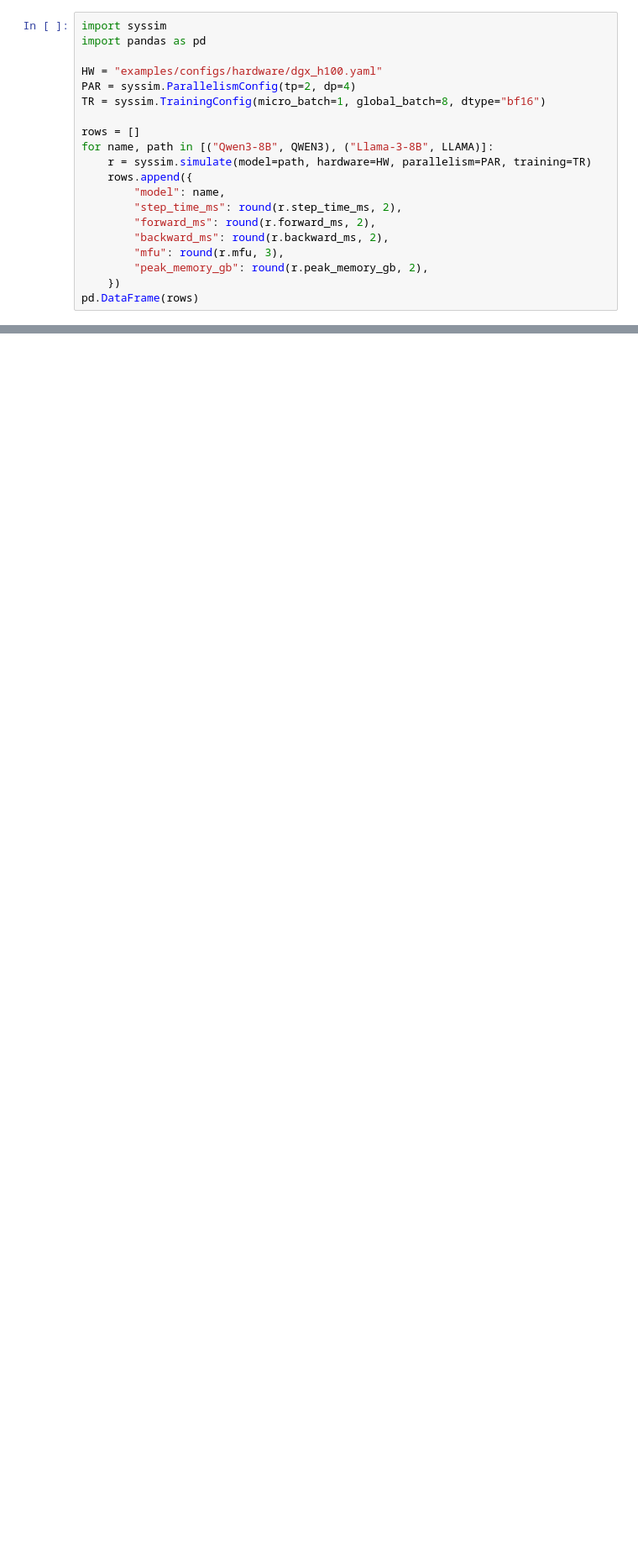
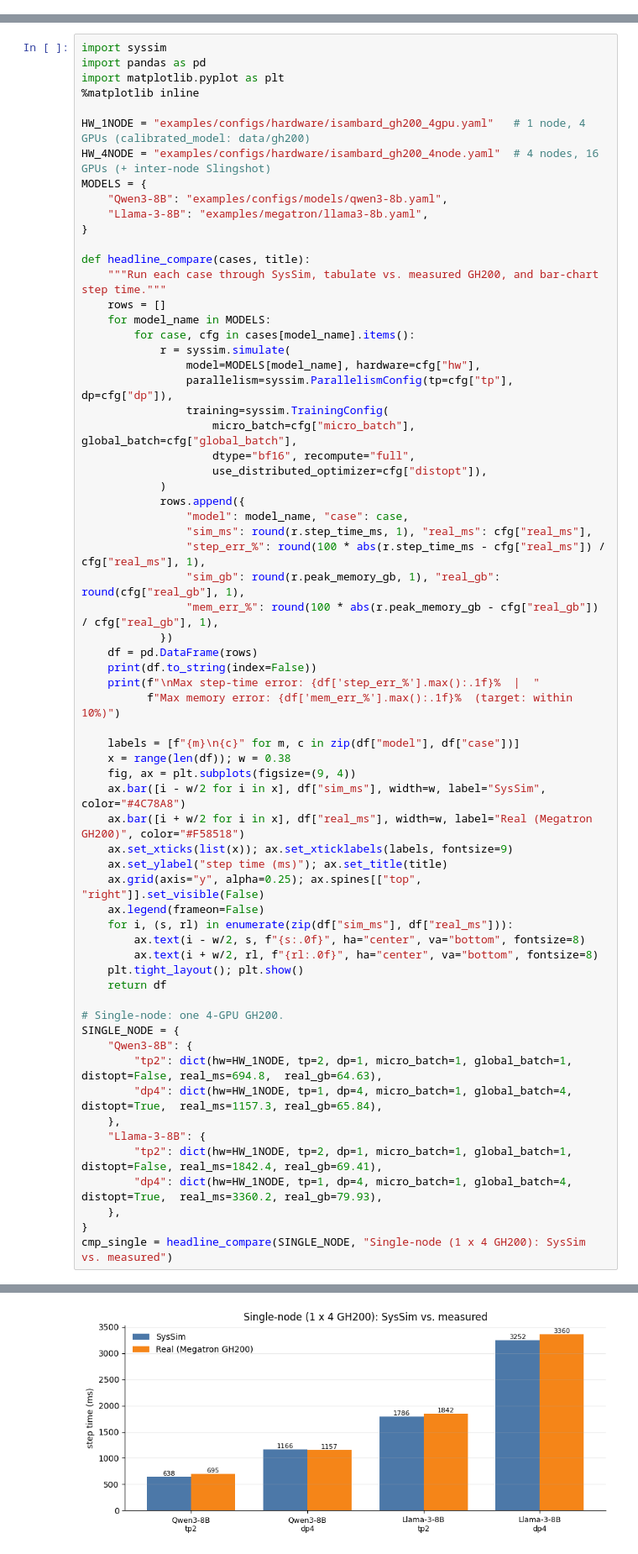
Before and after one commit to AISysSim/SysSim, a Jupyter notebook: demo/aria_tutorial.ipynb, the cells around one changed output, grey strips where cells are left out. Shown at 84% size. Drawn from its saved outputs; the diff is of its cells as text; blank space fills up the shorter version.

```diff
--- a/demo/aria_tutorial.ipynb
+++ b/demo/aria_tutorial.ipynb
@@ -79,20 +99,0 @@ for path in (QWEN3, LLAMA):
-# %%
-import syssim
-import pandas as pd
-
-HW = "examples/configs/hardware/dgx_h100.yaml"
-PAR = syssim.ParallelismConfig(tp=2, dp=4)
-TR = syssim.TrainingConfig(micro_batch=1, global_batch=8, dtype="bf16")
-
-rows = []
-for name, path in [("Qwen3-8B", QWEN3), ("Llama-3-8B", LLAMA)]:
-    r = syssim.simulate(model=path, hardware=HW, parallelism=PAR, training=TR)
-    rows.append({
-        "model": name,
-        "step_time_ms": round(r.step_time_ms, 2),
-        "forward_ms": round(r.forward_ms, 2),
-        "backward_ms": round(r.backward_ms, 2),
-        "mfu": round(r.mfu, 3),
-        "peak_memory_gb": round(r.peak_memory_gb, 2),
-    })
-pd.DataFrame(rows)
@@ -391,0 +288,66 @@ the resulting per-op timings.
+# %%
+import syssim
+import pandas as pd
+import matplotlib.pyplot as plt
+%matplotlib inline
+
+HW_1NODE = "examples/configs/hardware/isambard_gh200_4gpu.yaml"   # 1 node, 4 GPUs (calibrated_model: data/gh200)
+HW_4NODE = "examples/configs/hardware/isambard_gh200_4node.yaml"  # 4 nodes, 16 GPUs (+ inter-node Slingshot)
+MODELS = {
+    "Qwen3-8B": "examples/configs/models/qwen3-8b.yaml",
+    "Llama-3-8B": "examples/megatron/llama3-8b.yaml",
+}
+
+def headline_compare(cases, title):
+    """Run each case through SysSim, tabulate vs. measured GH200, and bar-chart step time."""
+    rows = []
+    for model_name in MODELS:
+        for case, cfg in cases[model_name].items():
+            r = syssim.simulate(
+                model=MODELS[model_name], hardware=cfg["hw"],
+                parallelism=syssim.ParallelismConfig(tp=cfg["tp"], dp=cfg["dp"]),
+                training=syssim.TrainingConfig(
+                    micro_batch=cfg["micro_batch"], global_batch=cfg["global_batch"],
+                    dtype="bf16", recompute="full",
+                    use_distributed_optimizer=cfg["distopt"]),
+            )
+            rows.append({
+                "model": model_name, "case": case,
+                "sim_ms": round(r.step_time_ms, 1), "real_ms": cfg["real_ms"],
+                "step_err_%": round(100 * abs(r.step_time_ms - cfg["real_ms"]) / cfg["real_ms"], 1),
+                "sim_gb": round(r.peak_memory_gb, 1), "real_gb": round(cfg["real_gb"], 1),
+                "mem_err_%": round(100 * abs(r.peak_memory_gb - cfg["real_gb"]) / cfg["real_gb"], 1),
+            })
+    df = pd.DataFrame(rows)
+    print(df.to_string(index=False))
+    print(f"\nMax step-time error: {df['step_err_%'].max():.1f}%  |  "
+          f"Max memory error: {df['mem_err_%'].max():.1f}%  (target: within 10%)")
+
+    labels = [f"{m}\n{c}" for m, c in zip(df["model"], df["case"])]
+    x = range(len(df)); w = 0.38
+    fig, ax = plt.subplots(figsize=(9, 4))
+    ax.bar([i - w/2 for i in x], df["sim_ms"], width=w, label="SysSim", color="#4C78A8")
+    ax.bar([i + w/2 for i in x], df["real_ms"], width=w, label="Real (Megatron GH200)", color="#F58518")
+    ax.set_xticks(list(x)); ax.set_xticklabels(labels, fontsize=9)
+    ax.set_ylabel("step time (ms)"); ax.set_title(title)
+    ax.grid(axis="y", alpha=0.25); ax.spines[["top", "right"]].set_visible(False)
+    ax.legend(frameon=False)
+    for i, (s, rl) in enumerate(zip(df["sim_ms"], df["real_ms"])):
+        ax.text(i - w/2, s, f"{s:.0f}", ha="center", va="bottom", fontsize=8)
+        ax.text(i + w/2, rl, f"{rl:.0f}", ha="center", va="bottom", fontsize=8)
+    plt.tight_layout(); plt.show()
+    return df
+
+# Single-node: one 4-GPU GH200.
+SINGLE_NODE = {
+    "Qwen3-8B": {
+        "tp2": dict(hw=HW_1NODE, tp=2, dp=1, micro_batch=1, global_batch=1, distopt=False, real_ms=694.8,  real_gb=64.63),
+        "dp4": dict(hw=HW_1NODE, tp=1, dp=4, micro_batch=1, global_batch=4, distopt=True,  real_ms=1157.3, real_gb=65.84),
+    },
+    "Llama-3-8B": {
+        "tp2": dict(hw=HW_1NODE, tp=2, dp=1, micro_batch=1, global_batch=1, distopt=False, real_ms=1842.4, real_gb=69.41),
+        "dp4": dict(hw=HW_1NODE, tp=1, dp=4, micro_batch=1, global_batch=4, distopt=True,  real_ms=3360.2, real_gb=79.93),
+    },
+}
+cmp_single = headline_compare(SINGLE_NODE, "Single-node (1 x 4 GH200): SysSim vs. measured")
+# %% [output]
@@ -391,0 +361 @@ the resulting per-op timings.
+[figure, added]
```
Also changed, not shown: parts of 63 cells of this notebook.
